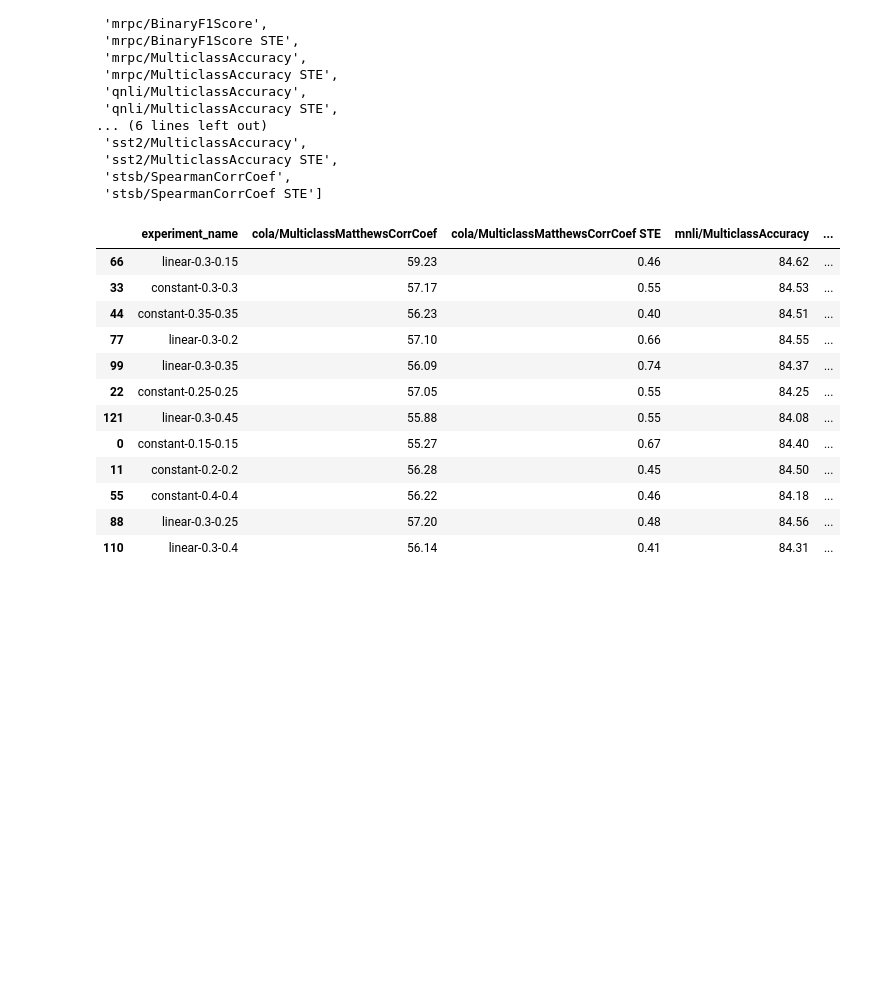
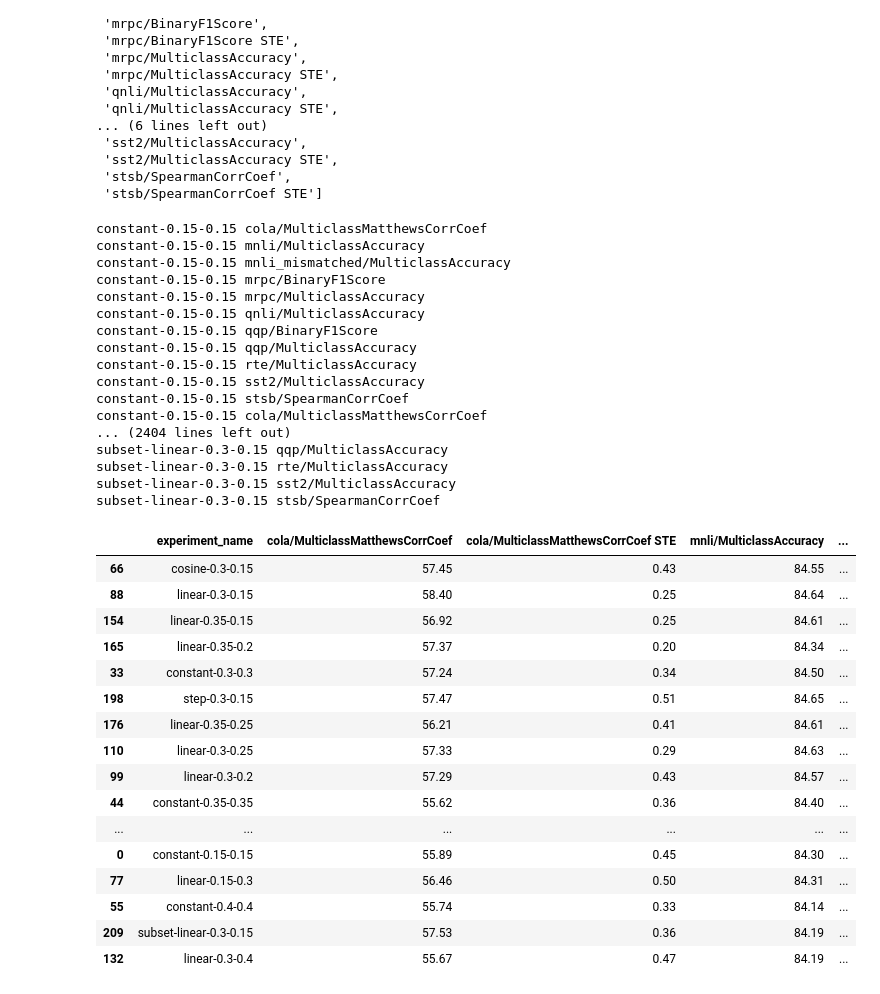
Before and after one commit to mosaicml/examples, a Jupyter notebook: examples/bert/results/glue-best-results.ipynb, the cells around one changed output. Drawn from its saved outputs; the diff is of its cells as text; code cells hidden in the pictures; blank space fills up the shorter version.

```diff
--- a/examples/bert/results/glue-best-results.ipynb
+++ b/examples/bert/results/glue-best-results.ipynb
@@ -120,5 +152,15 @@ def get_runs(run_ids=[]):
 # %%
-run_lookup = get_runs()
+load_path = f"glue/bert-{MODEL_SIZE}-results.pkl"
+save_path = f"glue/bert-{MODEL_SIZE}-results-prime.pkl"
+
+old_run_ids = set(load_runs(load_path).keys())
+# old_run_ids = set()
+
+run_lookup = get_runs(skip_ids=old_run_ids)
+
+save_runs(save_path, run_lookup)
+# %%
+run_lookup = load_runs(save_path)
 # %%
 columns=["task", "experiment_name", "final_metric", "pretrain_seed",
          "glue_seed", "scheduler", "init_rate", "final_rate"]
@@ -178,6 +220,6 @@ Name: count, dtype: int64
 # %%
-base_df = base_df[base_df["glue_seed"] != 8364]
-base_df = base_df[base_df["pretrain_seed"] != 2048]
+# base_df = base_df[base_df["glue_seed"] != 8364]
+# base_df = base_df[base_df["pretrain_seed"] != 17]
 # %%
 metric_stand_err = base_df.groupby(["experiment_name", "task"])["final_metric"].sem().reset_index()
 metric_stand_err
@@ -244,44 +290,68 @@ metrics_with_errors
 pd.set_option('display.max_columns', None)
 pd.set_option('display.expand_frame_repr', False)
 #pd.set_option('max_colwidth', -1)
+# %%
+BASELINE_RUN = "constant-0.15-0.15"
 # %%
 task_grouped = []
 for experiment_name in grouped_df["experiment_name"]:
     experiment_grouped = [experiment_name]
     for metric_name in tasks_formatted:
+        print(experiment_name, metric_name)
         performance = grouped_df[
             (grouped_df["experiment_name"] == experiment_name) & (grouped_df["task"] == metric_name)]["final_metric"].values[0]
 
         error = grouped_df[
             (grouped_df["experiment_name"] == experiment_name) & (grouped_df["task"] == metric_name)]["error"].values[0]
 
         experiment_grouped.append(performance)
         experiment_grouped.append(error)
 
     task_grouped.append(experiment_grouped)
 
 task_grouped_df = pd.DataFrame(task_grouped, columns=["experiment_name"]+metrics_with_errors)
 task_grouped_df = task_grouped_df.drop_duplicates()
 task_grouped_df["glue_mean"] = task_grouped_df[tasks_formatted].mean(axis=1)
 constant_avg = task_grouped_df[
-    task_grouped_df["experiment_name"] == "constant-0.15-0.15"]["glue_mean"].values[0]
+    task_grouped_df["experiment_name"] == BASELINE_RUN]["glue_mean"].values[0]
 task_grouped_df["glue_delta"] = task_grouped_df["glue_mean"].map(lambda avg: avg - constant_avg)
 task_grouped_df = task_grouped_df.sort_values(by=["glue_mean"], ascending=False)
 task_grouped_df
 # %% [output]
+constant-0.15-0.15 cola/MulticlassMatthewsCorrCoef
+constant-0.15-0.15 mnli/MulticlassAccuracy
+constant-0.15-0.15 mnli_mismatched/MulticlassAccuracy
+constant-0.15-0.15 mrpc/BinaryF1Score
+constant-0.15-0.15 mrpc/MulticlassAccuracy
+constant-0.15-0.15 qnli/MulticlassAccuracy
+constant-0.15-0.15 qqp/BinaryF1Score
+constant-0.15-0.15 qqp/MulticlassAccuracy
+constant-0.15-0.15 rte/MulticlassAccuracy
+constant-0.15-0.15 sst2/MulticlassAccuracy
+constant-0.15-0.15 stsb/SpearmanCorrCoef
+constant-0.15-0.15 cola/MulticlassMatthewsCorrCoef
+... (2404 lines left out)
+subset-linear-0.3-0.15 qqp/MulticlassAccuracy
+subset-linear-0.3-0.15 rte/MulticlassAccuracy
+subset-linear-0.3-0.15 sst2/MulticlassAccuracy
+subset-linear-0.3-0.15 stsb/SpearmanCorrCoef
 |  | experiment_name | cola/MulticlassMatthewsCorrCoef | cola/MulticlassMatthewsCorrCoef STE | mnli/MulticlassAccuracy | ... |
-| 66 | linear-0.3-0.15 | 59.23 | 0.46 | 84.62 | ... |
-| 33 | constant-0.3-0.3 | 57.17 | 0.55 | 84.53 | ... |
-| 44 | constant-0.35-0.35 | 56.23 | 0.40 | 84.51 | ... |
-| 77 | linear-0.3-0.2 | 57.10 | 0.66 | 84.55 | ... |
-| 99 | linear-0.3-0.35 | 56.09 | 0.74 | 84.37 | ... |
-| 22 | constant-0.25-0.25 | 57.05 | 0.55 | 84.25 | ... |
-| 121 | linear-0.3-0.45 | 55.88 | 0.55 | 84.08 | ... |
-| 0 | constant-0.15-0.15 | 55.27 | 0.67 | 84.40 | ... |
-| 11 | constant-0.2-0.2 | 56.28 | 0.45 | 84.50 | ... |
-| 55 | constant-0.4-0.4 | 56.22 | 0.46 | 84.18 | ... |
-| 88 | linear-0.3-0.25 | 57.20 | 0.48 | 84.56 | ... |
-| 110 | linear-0.3-0.4 | 56.14 | 0.41 | 84.31 | ... |
+| 66 | cosine-0.3-0.15 | 57.45 | 0.43 | 84.55 | ... |
+| 88 | linear-0.3-0.15 | 58.40 | 0.25 | 84.64 | ... |
+| 154 | linear-0.35-0.15 | 56.92 | 0.25 | 84.61 | ... |
+| 165 | linear-0.35-0.2 | 57.37 | 0.20 | 84.34 | ... |
+| 33 | constant-0.3-0.3 | 57.24 | 0.34 | 84.50 | ... |
+| 198 | step-0.3-0.15 | 57.47 | 0.51 | 84.65 | ... |
+| 176 | linear-0.35-0.25 | 56.21 | 0.41 | 84.61 | ... |
+| 110 | linear-0.3-0.25 | 57.33 | 0.29 | 84.63 | ... |
+| 99 | linear-0.3-0.2 | 57.29 | 0.43 | 84.57 | ... |
+| 44 | constant-0.35-0.35 | 55.62 | 0.36 | 84.40 | ... |
+| ... | ... | ... | ... | ... | ... |
+| 0 | constant-0.15-0.15 | 55.89 | 0.45 | 84.30 | ... |
+| 77 | linear-0.15-0.3 | 56.46 | 0.50 | 84.31 | ... |
+| 55 | constant-0.4-0.4 | 55.74 | 0.33 | 84.14 | ... |
+| 209 | subset-linear-0.3-0.15 | 57.53 | 0.36 | 84.19 | ... |
+| 132 | linear-0.3-0.4 | 55.67 | 0.47 | 84.19 | ... |
 # %%
 task_grouped_df[["experiment_name", "glue_delta"]]
 # %% [output]
```
Also changed, not shown: parts of 27 cells of this notebook, 4 other files.
